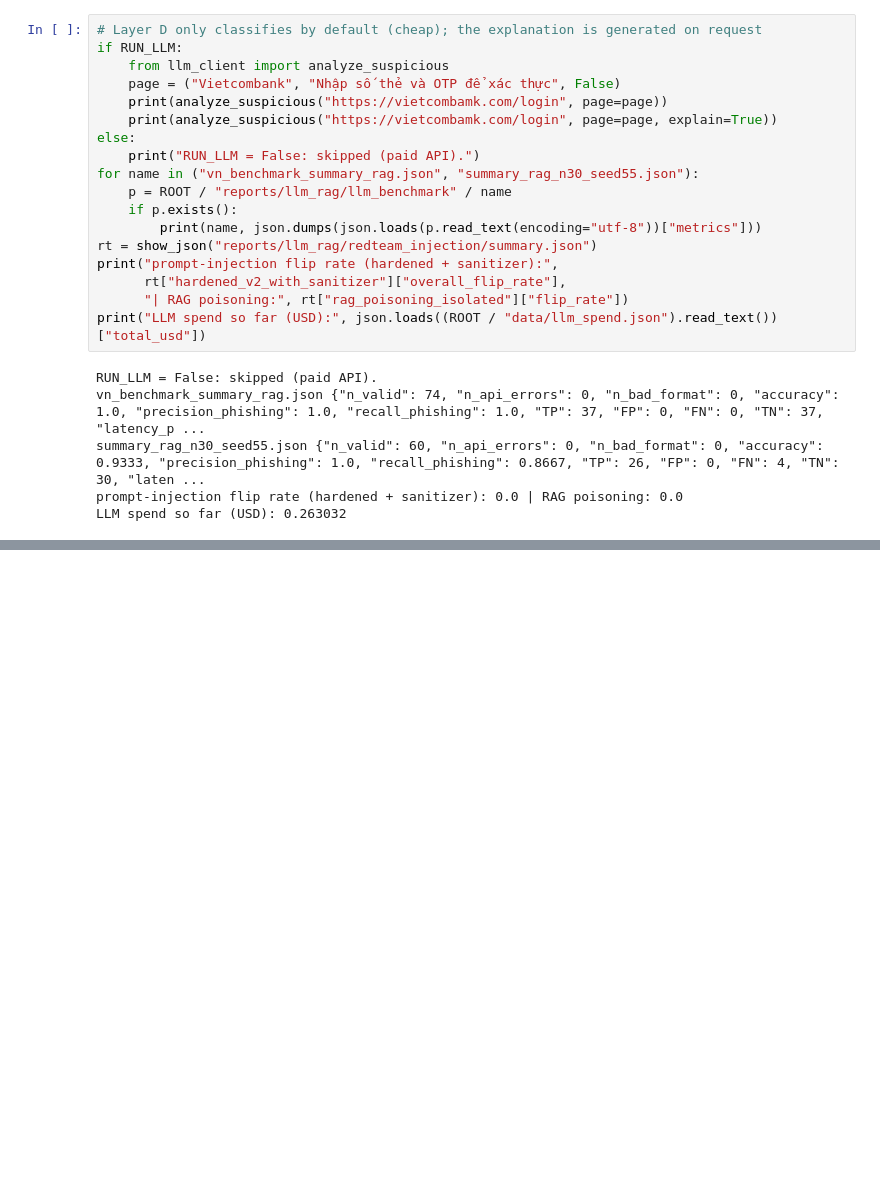
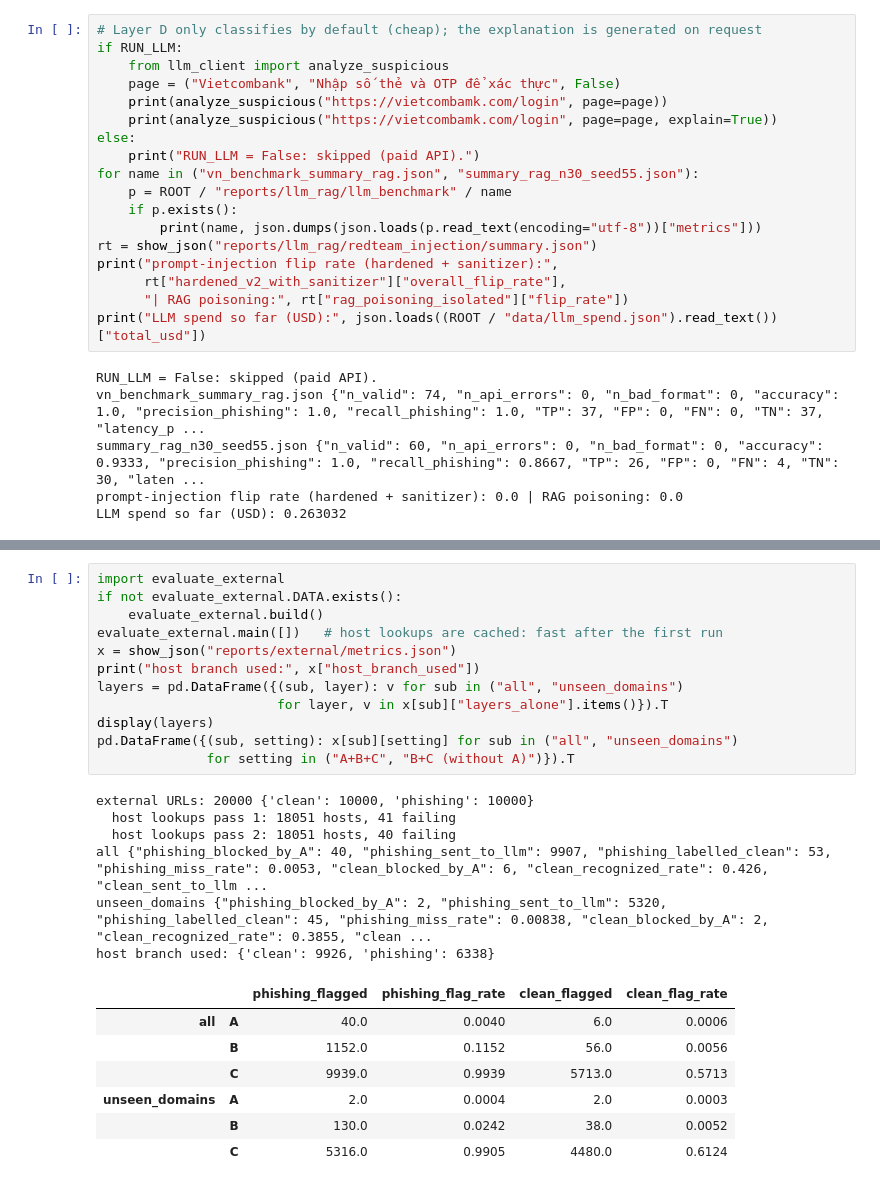
Before and after one commit to Harry1211-web/Dectect-URL-Phishing-with-LLM-pipline, a Jupyter notebook: notebooks/phishing_pipeline.ipynb, the cells around one changed output, grey strips where cells are left out. Cells and saved outputs as stored; diff of their text form; blank space fills up the shorter version.

```diff
--- a/notebooks/phishing_pipeline.ipynb
+++ b/notebooks/phishing_pipeline.ipynb
@@ -487,0 +498,26 @@ phishing   by A_blocklist           0.1 ms  https://0112532.com
+# %%
+import evaluate_external
+if not evaluate_external.DATA.exists():
+    evaluate_external.build()
+evaluate_external.main([])   # host lookups are cached: fast after the first run
+x = show_json("reports/external/metrics.json")
+print("host branch used:", x["host_branch_used"])
+layers = pd.DataFrame({(sub, layer): v for sub in ("all", "unseen_domains")
+                       for layer, v in x[sub]["layers_alone"].items()}).T
+display(layers)
+pd.DataFrame({(sub, setting): x[sub][setting] for sub in ("all", "unseen_domains")
+              for setting in ("A+B+C", "B+C (without A)")}).T
+# %% [output]
+external URLs: 20000 {'clean': 10000, 'phishing': 10000}
+  host lookups pass 1: 18051 hosts, 41 failing
+  host lookups pass 2: 18051 hosts, 40 failing
+all {"phishing_blocked_by_A": 40, "phishing_sent_to_llm": 9907, "phishing_labelled_clean": 53, "phishing_miss_rate": 0.0053, "clean_blocked_by_A": 6, "clean_recognized_rate": 0.426, "clean_sent_to_llm ...
+unseen_domains {"phishing_blocked_by_A": 2, "phishing_sent_to_llm": 5320, "phishing_labelled_clean": 45, "phishing_miss_rate": 0.00838, "clean_blocked_by_A": 2, "clean_recognized_rate": 0.3855, "clean ...
+host branch used: {'clean': 9926, 'phishing': 6338}
+|  |  | phishing_flagged | phishing_flag_rate | clean_flagged | clean_flag_rate |
+| all | A | 40.0 | 0.0040 | 6.0 | 0.0006 |
+|  | B | 1152.0 | 0.1152 | 56.0 | 0.0056 |
+|  | C | 9939.0 | 0.9939 | 5713.0 | 0.5713 |
+| unseen_domains | A | 2.0 | 0.0004 | 2.0 | 0.0003 |
+|  | B | 130.0 | 0.0242 | 38.0 | 0.0052 |
+|  | C | 5316.0 | 0.9905 | 4480.0 | 0.6124 |
```
Also changed, not shown: parts of 11 cells of this notebook, 6 other files.
